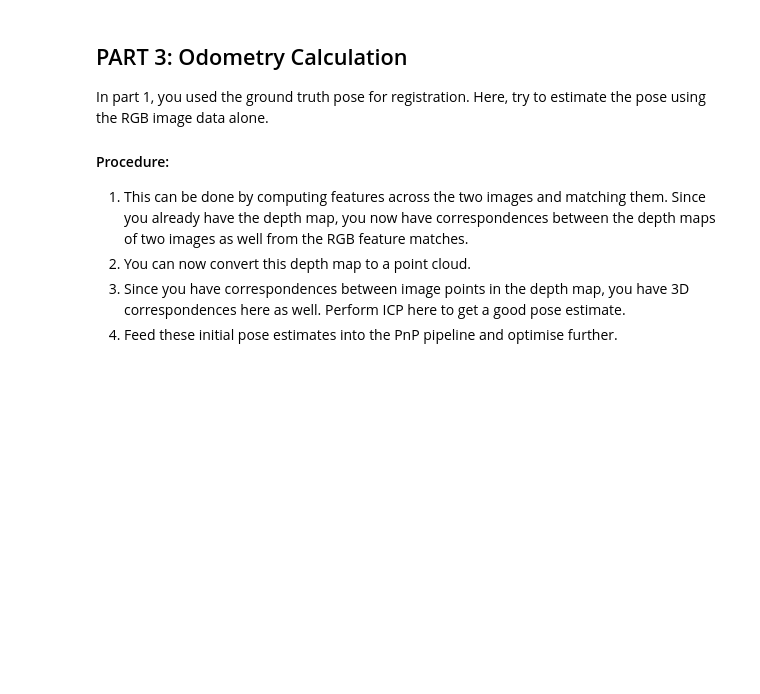
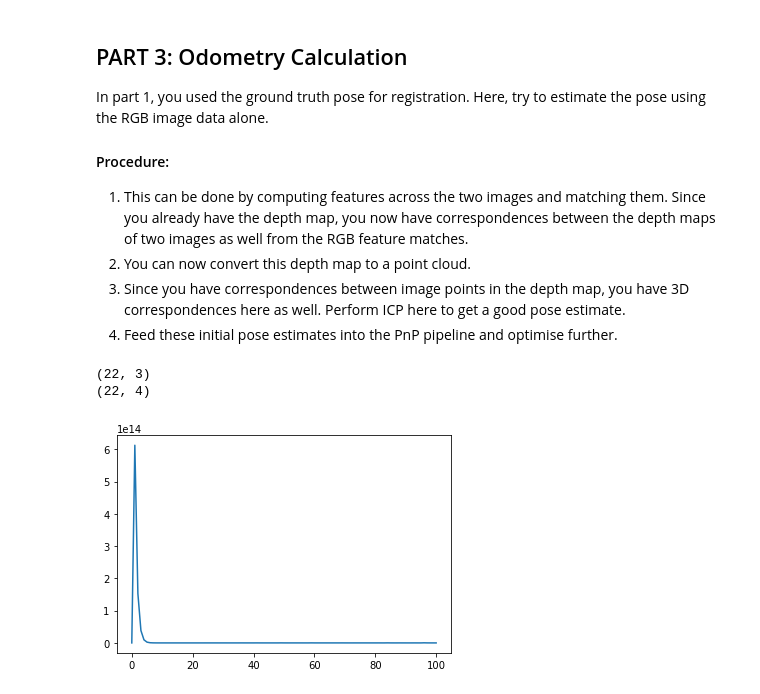
Before and after one commit to BhaskarJoshi-01/Mobile-Robotics---Monsoon-2021, a Jupyter notebook: Project-2/questions/StereoSLAM.ipynb, the cells around one changed output. Saved outputs shown, nothing was run; the diff lists cells and outputs as text; code cells hidden in the pictures; blank space fills up the shorter version.

```diff
--- a/Project-2/questions/StereoSLAM.ipynb
+++ b/Project-2/questions/StereoSLAM.ipynb
@@ -215,7 +215,7 @@ def get_Jacobian(P,points2d,points3d):
     return J
 
 
-def gauss_newton(proj, points2d, points3d, condition, max_itr=100):
+def gauss_newton(proj, points2d, points3d, condition, max_itr=100, ret_P=False):
     err = [get_err(proj, points2d, points3d)]
 
     for itr in range(max_itr):
@@ -233,6 +233,8 @@ def gauss_newton(proj, points2d, points3d, condition, max_itr=100):
             print(condition, end='\n')
             print("It converged at ", itr-1, " iterations", end='\n')
             break
+    if ret_P:
+        return err, proj
     return err
 # %%
 noise=np.random.normal(0,0.1,(12,1))
@@ -290,0 +358,35 @@ In part 1, you used the ground truth pose for registration. Here, try to estimat
+# %%
+
+points_1 = convert_pixels_to_3d(L1_file, R1_file, L1_pixels)
+points_2 = convert_pixels_to_3d(L2_file, R2_file, L2_pixels)
+
+_, R, t = solve_orth_procrustes(points_1.T, points_2.T, True)
+
+P_guess = (K @ np.hstack([R, t])).reshape(-1, 1)
+# print(P_guess)
+# %%
+def convert_point_to_cam1(pixels2, points2, R, t):
+    points2_1 = (R@points2.T + t).T
+    pixels2_1 = (K @points2_1.T).T
+    pixels2_1 = pixels2_1/pixels2_1[:, -1:]
+
+    return pixels2_1, points2_1
+
+pixels2_1, points2_1 = convert_point_to_cam1(L2_pixels, points_2, R, t)
+
+pixels1_1 = np.hstack((L1_pixels, np.ones((len(L1_pixels), 1))))
+pixels_all = np.vstack([pixels1_1, pixels2_1])
+points_all = np.vstack([points_1, points2_1])
+points_all = np.hstack((points_all, np.ones((len(points_all), 1))))
+print(pixels_all.shape)
+print(points_all.shape)
+# %% [output]
+(22, 3)
+(22, 4)
+# %%
+err, P_gn = gauss_newton(P_guess, pixels_all, points_all, "from ICP", ret_P=True)
+
+plt.plot(err)
+plt.show()
+# %% [output]
+[figure, added]
```
Also changed, not shown: parts of 1 cell of this notebook.
